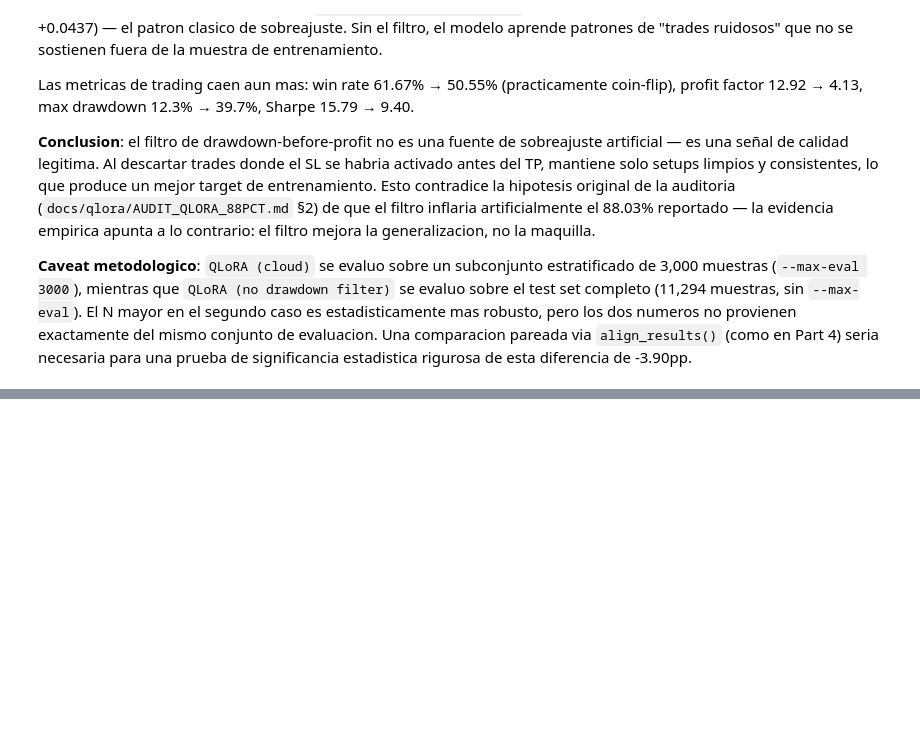
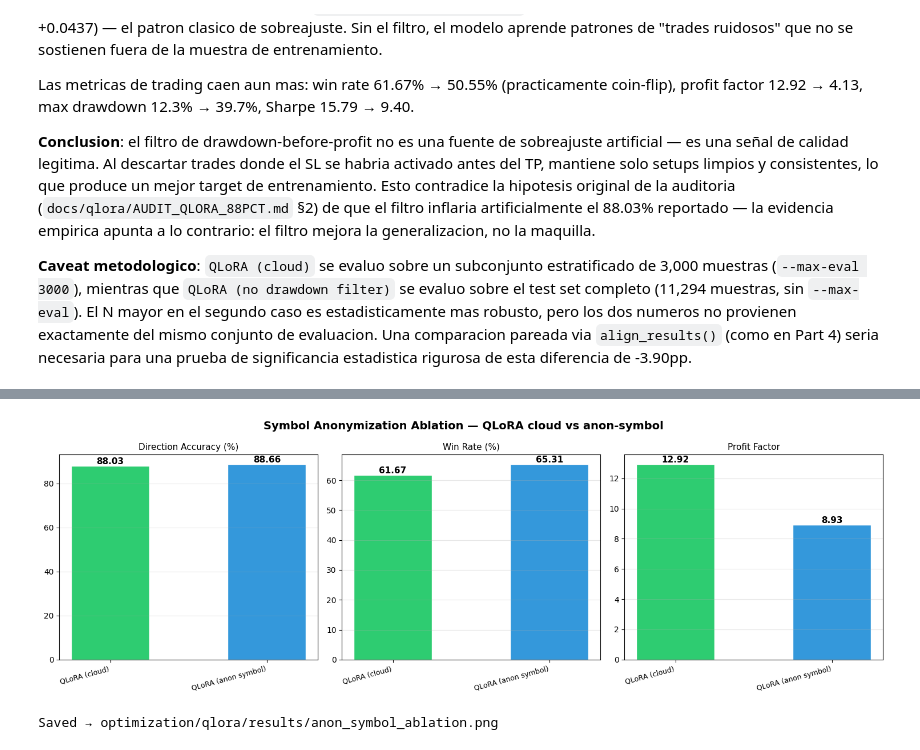
Before and after one commit to alejandrogonzalz/trading_management, a Jupyter notebook: langgraph/optimization-results.ipynb, the cells around one changed output, grey strips where cells are left out. Saved outputs shown, nothing was run; the diff lists cells and outputs as text; code cells hidden in the pictures; blank space fills up the shorter version.

```diff
--- a/langgraph/optimization-results.ipynb
+++ b/langgraph/optimization-results.ipynb
@@ -1042,0 +1146,35 @@ diferencia de -3.90pp.
+# %%
+# Chart 11: real symbol names vs anonymized, side by side on the 3 headline metrics
+if all(label in raw for label in ANON_PAIR):
+    fig, axes = plt.subplots(1, 3, figsize=(15, 5))
+    fig.suptitle("Symbol Anonymization Ablation — QLoRA cloud vs anon-symbol", fontsize=14, fontweight="bold")
+
+    metrics_to_plot = [
+        ("accuracy", "Direction Accuracy (%)", 100),
+        ("win_rate", "Win Rate (%)", 100),
+        ("profit_factor", "Profit Factor", 1),
+    ]
+    pair_results = [next(x for x in results if x["label"] == label) for label in ANON_PAIR]
+    colors = ["#2ecc71", "#3498db"]  # green = real symbol (existing convention), blue = anonymized
+
+    for ax, (key, title, scale) in zip(axes, metrics_to_plot):
+        vals = [r[key] * scale for r in pair_results]
+        x = range(len(ANON_PAIR))
+        bars = ax.bar(x, vals, color=colors, edgecolor="white", width=0.5)
+        for bar, v in zip(bars, vals):
+            ax.text(bar.get_x() + bar.get_width() / 2, bar.get_height(), f"{v:.2f}",
+                    ha="center", va="bottom", fontsize=11, fontweight="bold")
+        ax.set_title(title, fontsize=11)
+        ax.set_xticks(x)
+        ax.set_xticklabels(ANON_PAIR, rotation=15, ha="right", fontsize=9)
+        ax.grid(axis="y", alpha=0.3)
+
+    plt.tight_layout()
+    plt.savefig("optimization/qlora/results/anon_symbol_ablation.png", dpi=150, bbox_inches="tight")
+    plt.show()
+    print("Saved → optimization/qlora/results/anon_symbol_ablation.png")
+else:
+    print("Skipping chart — waiting on result.json for the anon-symbol run.")
+# %% [output]
+[figure, added]
+Saved → optimization/qlora/results/anon_symbol_ablation.png
```
Also changed, not shown: parts of 8 cells of this notebook, 9 other files.
